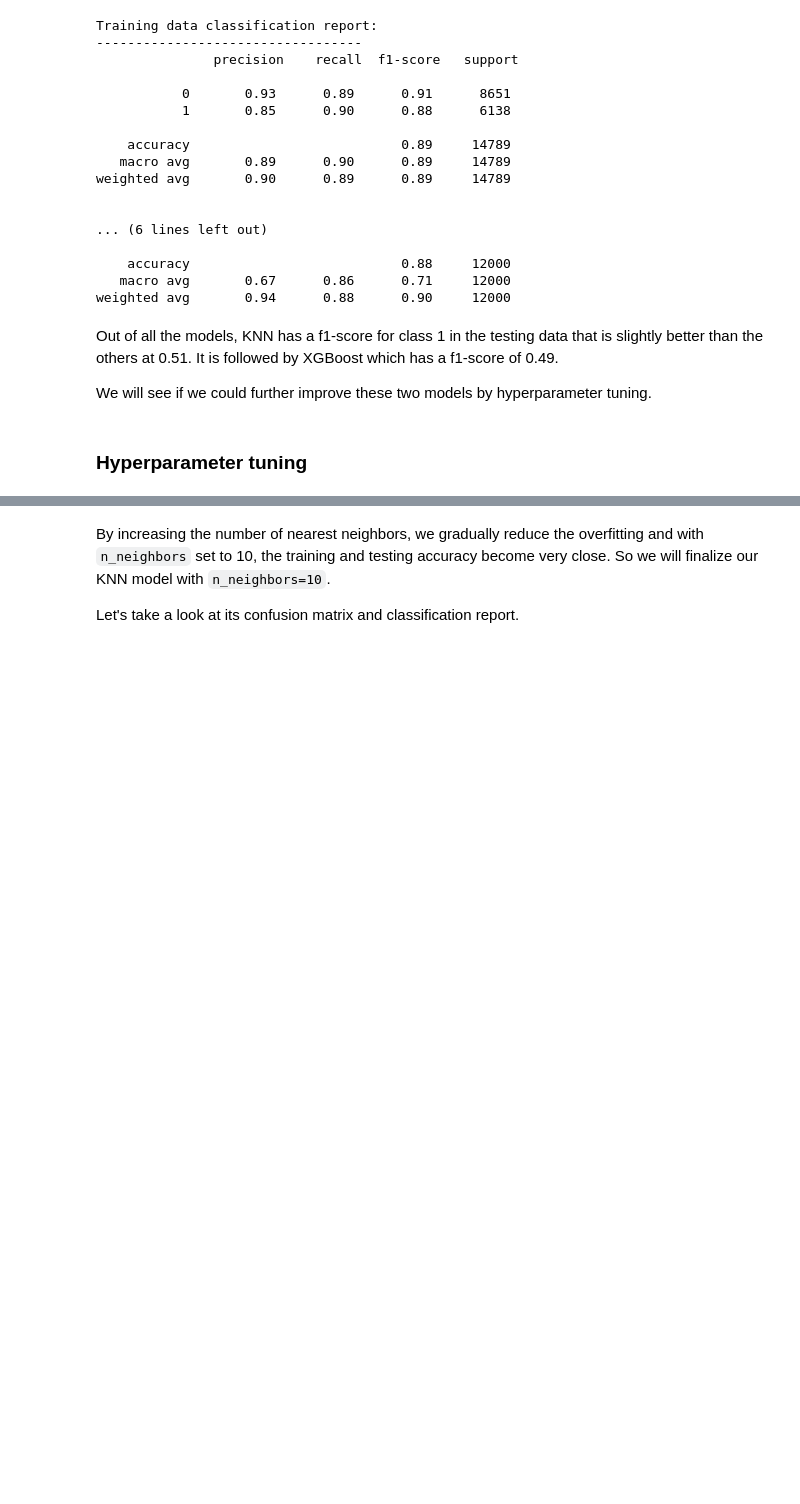
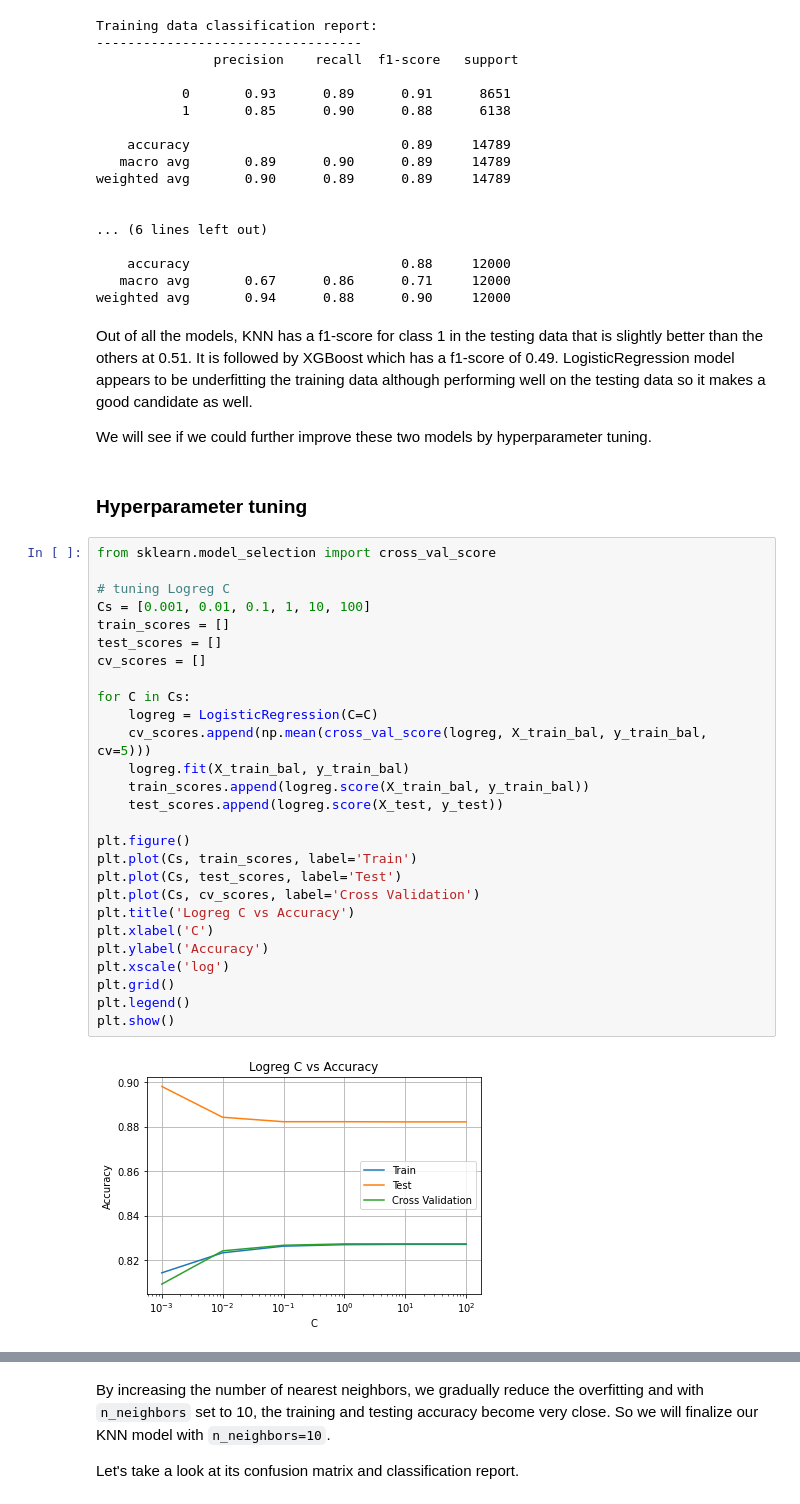
Before and after one commit to XO-Appleton/TermDeposit, a Jupyter notebook: term_deposit_marketing.ipynb, the cells around one changed output, grey strips where cells are left out. Cells and saved outputs as stored; diff of their text form; blank space fills up the shorter version.

```diff
--- a/term_deposit_marketing.ipynb
+++ b/term_deposit_marketing.ipynb
@@ -692,8 +699,37 @@ weighted avg       0.90      0.89      0.89     14789
    macro avg       0.67      0.86      0.71     12000
 weighted avg       0.94      0.88      0.90     12000
 # %% [markdown]
-Out of all the models, KNN has a f1-score for class 1 in the testing data that is slightly better than the others at 0.51. It is followed by XGBoost which has a f1-score of 0.49.
+Out of all the models, KNN has a f1-score for class 1 in the testing data that is slightly better than the others at 0.51. It is followed by XGBoost which has a f1-score of 0.49. LogisticRegression model appears to be underfitting the training data although performing well on the testing data so it makes a good candidate as well.
 
 We will see if we could further improve these two models by hyperparameter tuning.
 # %% [markdown]
 ### Hyperparameter tuning
+# %%
+from sklearn.model_selection import cross_val_score
+
+# tuning Logreg C
+Cs = [0.001, 0.01, 0.1, 1, 10, 100]
+train_scores = []
+test_scores = []
+cv_scores = []
+
+for C in Cs:
+    logreg = LogisticRegression(C=C)
+    cv_scores.append(np.mean(cross_val_score(logreg, X_train_bal, y_train_bal, cv=5)))
+    logreg.fit(X_train_bal, y_train_bal)
+    train_scores.append(logreg.score(X_train_bal, y_train_bal))
+    test_scores.append(logreg.score(X_test, y_test))
+
+plt.figure()
+plt.plot(Cs, train_scores, label='Train')
+plt.plot(Cs, test_scores, label='Test')
+plt.plot(Cs, cv_scores, label='Cross Validation')
+plt.title('Logreg C vs Accuracy')
+plt.xlabel('C')
+plt.ylabel('Accuracy')
+plt.xscale('log')
+plt.grid()
+plt.legend()
+plt.show()
+# %% [output]
+[figure, added]
```
Also changed, not shown: parts of 12 cells of this notebook.
